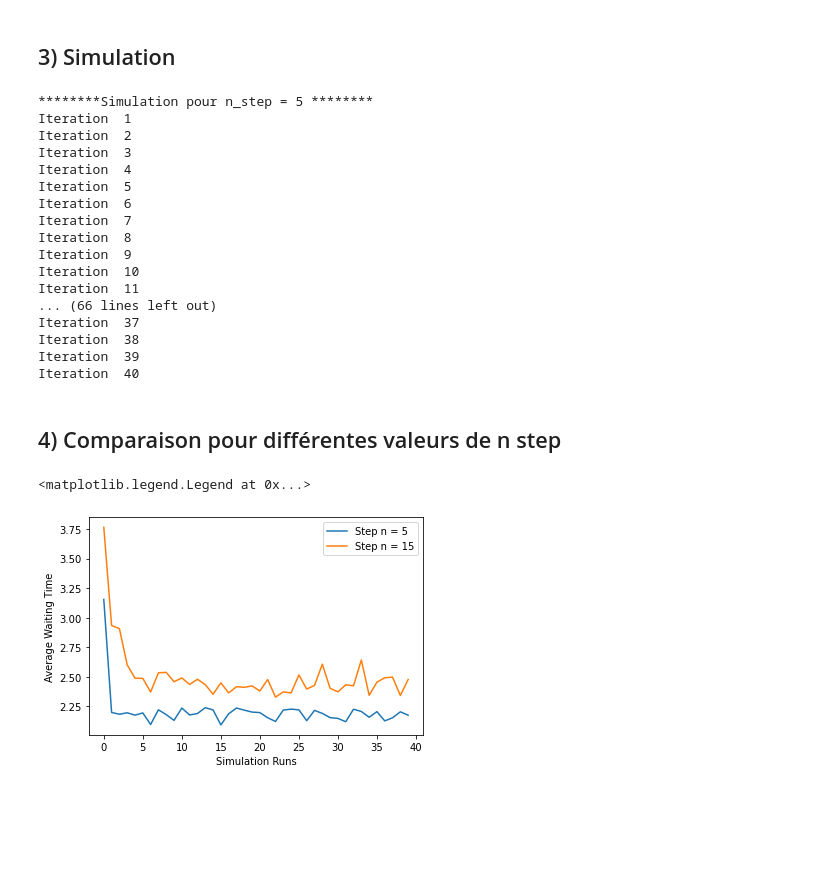
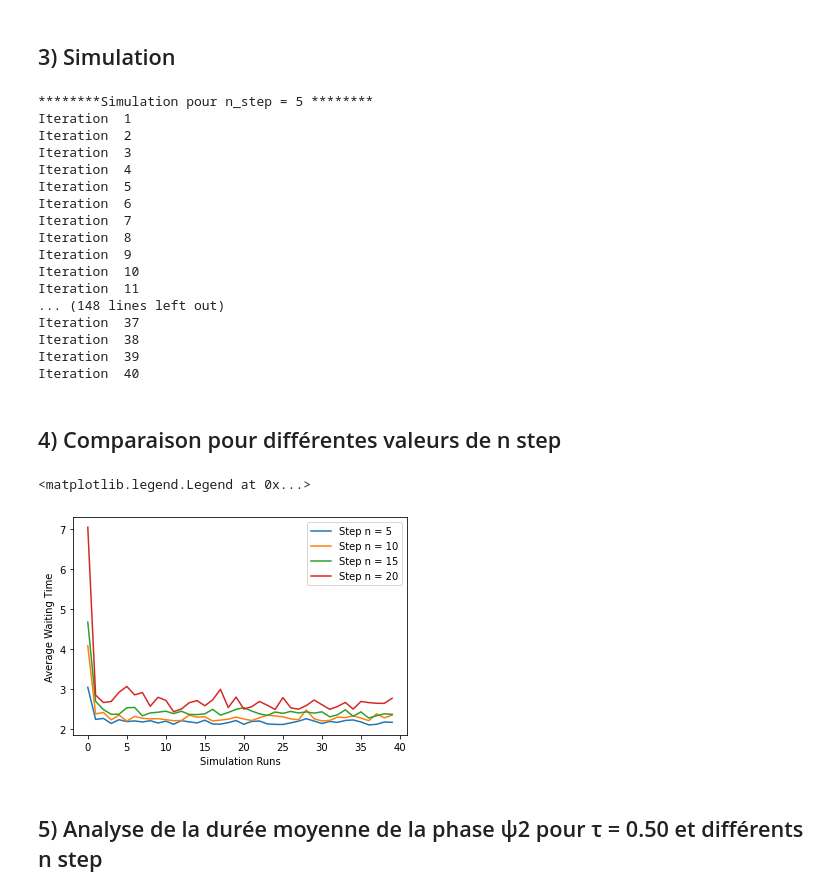
Before and after one commit to YannBgit/OptimisationQLearningCirculationIntersection, a Jupyter notebook: TraficSignalControl.ipynb, the cells around one changed output. Saved outputs shown, nothing was run; the diff lists cells and outputs as text; code cells hidden in the pictures; blank space fills up the shorter version.

Commit message:
Analyse de la durée de la phase 2

```diff
--- a/TraficSignalControl.ipynb
+++ b/TraficSignalControl.ipynb
@@ -301,6 +325,7 @@ def simulation(nbiter,n_step,d_min,d_max, alpha,gamma,epsilon,tau):
 
     list_log = []
     average_phase2_duration = []
+
     #environnement
     intersection = IntersectionEnvironment(d_min,d_max,n_step,tau)
 
@@ -322,13 +347,12 @@ def simulation(nbiter,n_step,d_min,d_max, alpha,gamma,epsilon,tau):
                 agent.updateQ(state,action,reward,next_state)
             state = next_state
 
-        #print("/// RESULTATS ///")
-
         average_phase1 = intersection.phase_waiting_time['ψ1']/intersection.departure['ψ1']
-        average_phase2 = intersection.phase_waiting_time['ψ2']/intersection.departure['ψ2']
-        #print("Temps d'attente moyen ψ1 :", average_phase1)
-        #print("Temps d'attente moyen ψ2 :", average_phase2)
-        #print("Temps d'attente moyen :", (average_phase1+average_phase2)/2)
+        if intersection.departure['ψ2'] != 0:
+            average_phase2 = intersection.phase_waiting_time['ψ2']/intersection.departure['ψ2']
+        else:
+            average_phase2 = 0
         list_log.append((average_phase1+average_phase2)/2)
-    return list_log
+        average_phase2_duration.append(intersection.phase2_duration/intersection.phase2_count)
+    return list_log,average_phase2_duration
 # %%
@@ -344,8 +380,10 @@ gamma = 0.5
 epsilon = 0.05
 tau = 0.10
 # %%
-simul5= simulation(nbiter,5,d_min,d_max, alpha,gamma,epsilon, tau)
-simul15= simulation(nbiter,15,d_min,d_max, alpha,gamma,epsilon, tau)
+simul5,phase2_s5= simulation(nbiter,5,d_min,d_max, alpha,gamma,epsilon, tau)
+simul10,phase2_s10= simulation(nbiter,10,d_min,d_max, alpha,gamma,epsilon, tau)
+simul15,phase2_s15= simulation(nbiter,15,d_min,d_max, alpha,gamma,epsilon, tau)
+simul20, phase2_s20= simulation(nbiter,20,d_min,d_max, alpha,gamma,epsilon, tau)
 # %% [output]
 ********Simulation pour n_step = 5 ********
 Iteration  1
@@ -359,7 +397,7 @@ Iteration  8
 Iteration  9
 Iteration  10
 Iteration  11
-... (66 lines left out)
+... (148 lines left out)
 Iteration  37
 Iteration  38
 Iteration  39
@@ -368,11 +406,15 @@ Iteration  40
 ## 4) Comparaison pour différentes valeurs de n step
 # %%
 plt.plot(simul5,  label = 'Step n = 5')
+plt.plot(simul10,  label = 'Step n = 10')
 plt.plot(simul15,  label = 'Step n = 15')
+plt.plot(simul20,  label = 'Step n = 20')
 
 plt.xlabel('Simulation Runs')
 plt.ylabel('Average Waiting Time')
 plt.legend()
 # %% [output]
 <matplotlib.legend.Legend at 0x...>
-[figure, old version]
+[figure, new version]
+# %% [markdown]
+## 5) Analyse de la durée moyenne de la phase ψ2 pour τ = 0.50 et différents n step
```
Also changed, not shown: parts of 5 cells of this notebook.
